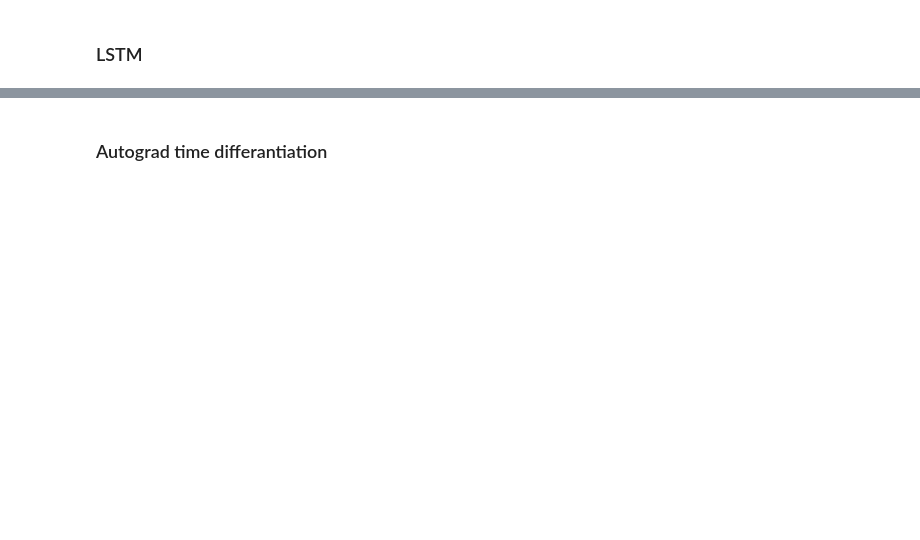
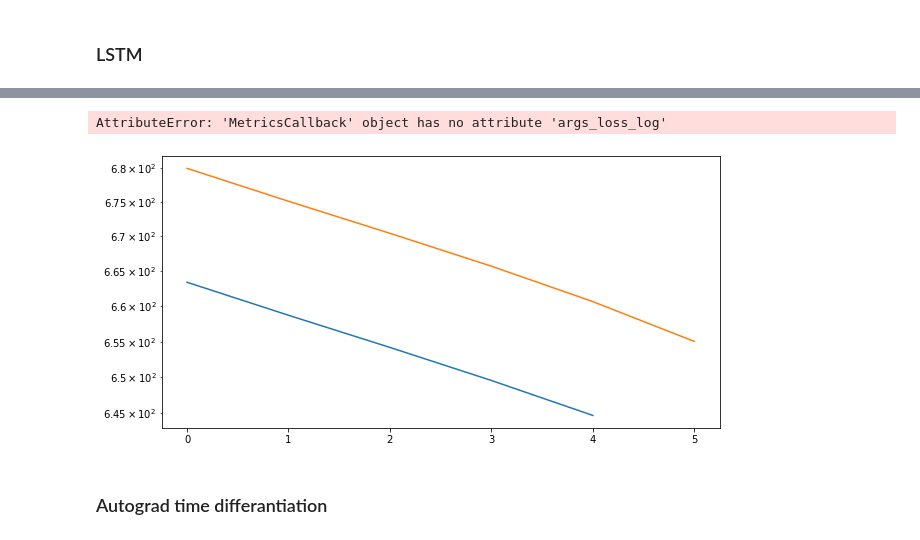
Before and after one commit to lupoalberto98/Physical-Informed-Dynamical-Systems, a Jupyter notebook: src/main.ipynb, the cells around one changed output, grey strips where cells are left out. Saved outputs shown, nothing was run; the diff lists cells and outputs as text; code cells hidden in the pictures; blank space fills up the shorter version.

```diff
--- a/src/main.ipynb
+++ b/src/main.ipynb
@@ -70 +76,25 @@ import sys
+# %%
+### Parameters
+dt = 0.01
+train_steps = 10000
+val_steps = 2000
+test_steps = 10000
+seq_len = 1000
+feedforward_steps = 2
+discard = 1000
+include_time = False
+convolution = False
+
+### Systems
+## Lorenz63
+l63 = Lorenz63(rho=28.0, sigma=10.0, beta=8.0/3.0)
+## Lorenz96
+n_dim = 20
+np.random.seed(0)
+true_args = torch.tensor((np.random.uniform(0.9, 1.1, n_dim), np.random.uniform(7.9, 8.1, n_dim)),
+                         dtype=torch.float32, requires_grad=False)
+l96 = Lorenz96(true_args)
+
+## Rössler
+roess = Roessler(a=0.37, b=0.2, c=5.7)
 # %% [markdown]
@@ -214,8 +297,16 @@ trainer.fit(model=net_pi, train_dataloaders=train_dataloader, val_dataloaders =
 # %%
 ### Plot losses
-plt.semilogy(metrics_callback.train_loss_log, label="Train loss")
-plt.semilogy(metrics_callback.val_loss_log, label="Validation loss")
-plt.xlabel("Epoch number")
-plt.ylabel("Loss")
-plt.legend()
-plt.savefig("images/loss_lstm.png")
+fig = plt.figure(figsize=(10,5))
+ax = plt.axes()
+ax.semilogy(metrics_callback.train_loss_log, label="Train loss")
+ax.semilogy(metrics_callback.val_loss_log, label="Validation loss")
+if args is not None:
+    ax.semilogy(metrics_callback.args_loss_log, label="Args discrepacy")
+ax.set_xlabel("Epoch number")
+ax.set_ylabel("Loss")
+ax.legend()
+fig.savefig("images/loss_lstm_l96_s1.png")
+print("trained epochs: "+str(len(metrics_callback.train_loss_log)))
+# %% [output]
+AttributeError: 'MetricsCallback' object has no attribute 'args_loss_log'
+[figure, added]
```
Also changed, not shown: parts of 41 cells of this notebook, 59 other files.
